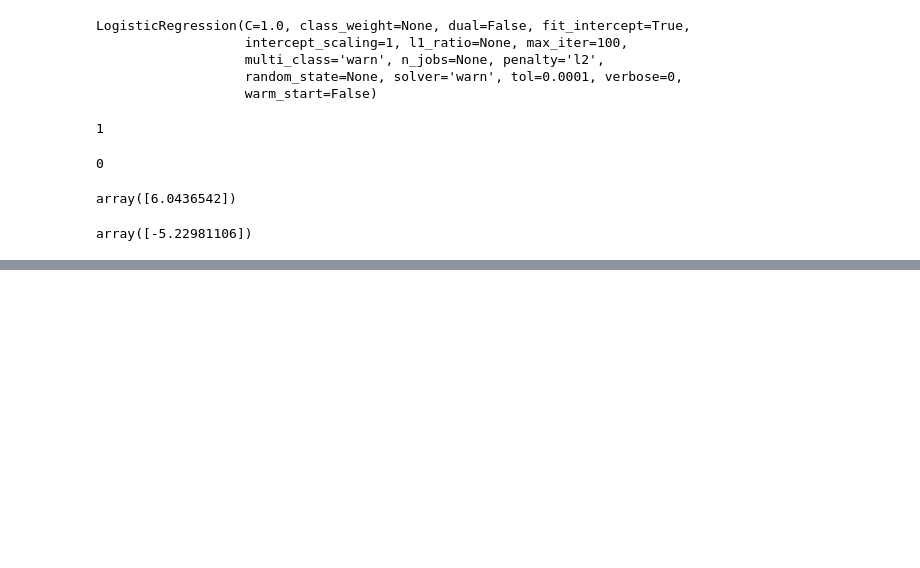
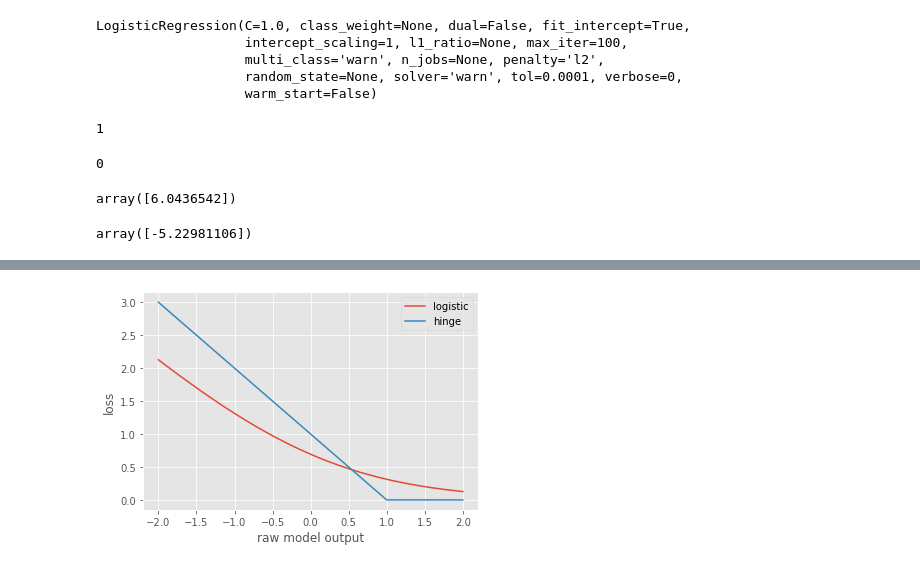
Before and after one commit to etherion-1337/Machine_Learning_basics, a Jupyter notebook: python_scikit_learn.ipynb, the cells around one changed output, grey strips where cells are left out. Cells and saved outputs as stored; diff of their text form; code cells hidden in the pictures; blank space fills up the shorter version.

```diff
--- a/python_scikit_learn.ipynb
+++ b/python_scikit_learn.ipynb
@@ -4464,0 +4533,19 @@ array([-5.22981106])
+# %%
+# Mathematical functions for logistic and hinge losses
+def log_loss(raw_model_output):
+   return np.log(1+np.exp(-raw_model_output))
+def hinge_loss(raw_model_output):
+   return np.maximum(0,1-raw_model_output)
+
+# Create a grid of values and plot
+grid = np.linspace(-2,2,1000)
+plt.plot(grid, log_loss(grid), label='logistic')
+plt.plot(grid, hinge_loss(grid), label='hinge')
+plt.xlabel("raw model output")
+plt.ylabel("loss")
+plt.legend()
+plt.show()
+
+#assuming the sample is +1, which is the correct label
+# %% [output]
+[figure, added]
```
Also changed, not shown: parts of 7 cells of this notebook.
